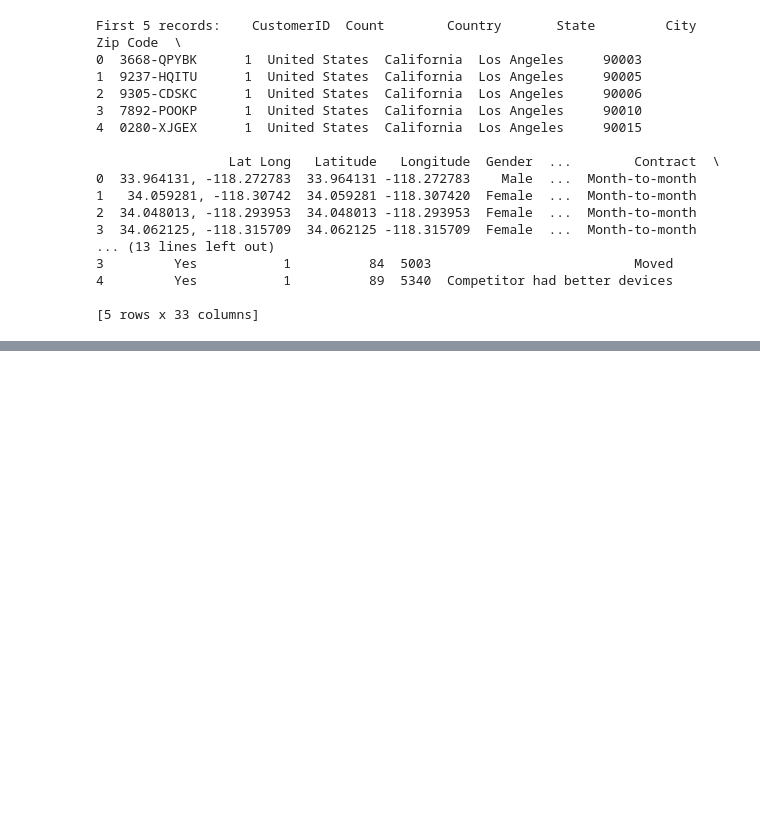
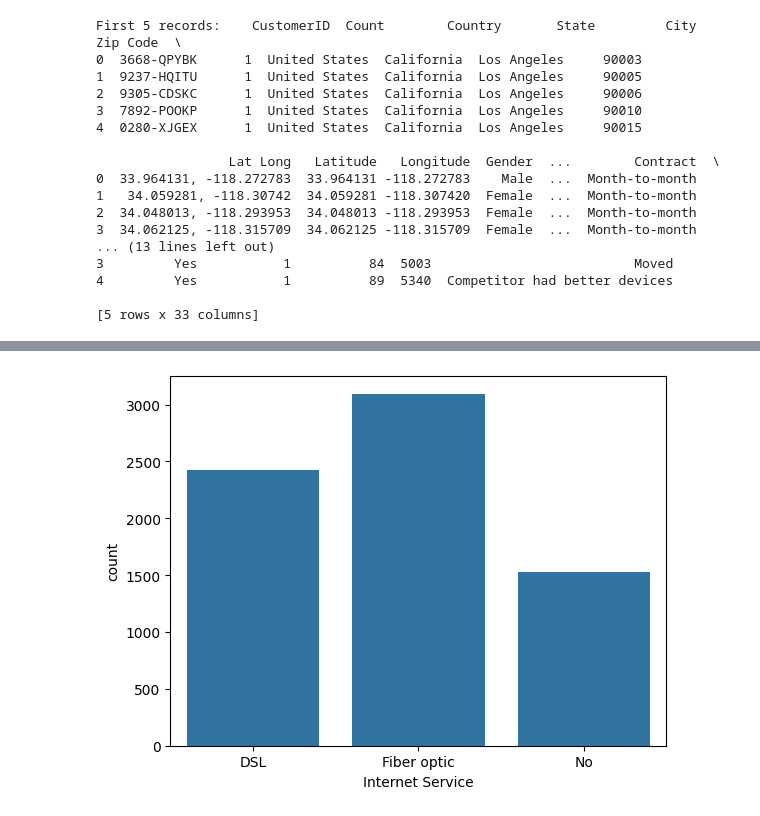
Before and after one commit to prathmesh-awate/End-to-End-Customer-Churn-Prediction, a Jupyter notebook: End-to-End Customer Churn Prediction.ipynb, the cells around one changed output, grey strips where cells are left out. Cells and saved outputs as stored; diff of their text form; code cells hidden in the pictures; blank space fills up the shorter version.

```diff
--- a/End-to-End Customer Churn Prediction.ipynb
+++ b/End-to-End Customer Churn Prediction.ipynb
@@ -65,0 +299,6 @@ First 5 records:    CustomerID  Count        Country       State         City  Z
+# %%
+# Categorical Feature Distribution
+sns.countplot(data=df, x="Internet Service")
+plt.show()
+# %% [output]
+[figure, added]
```
Also changed, not shown: parts of 55 cells of this notebook.
